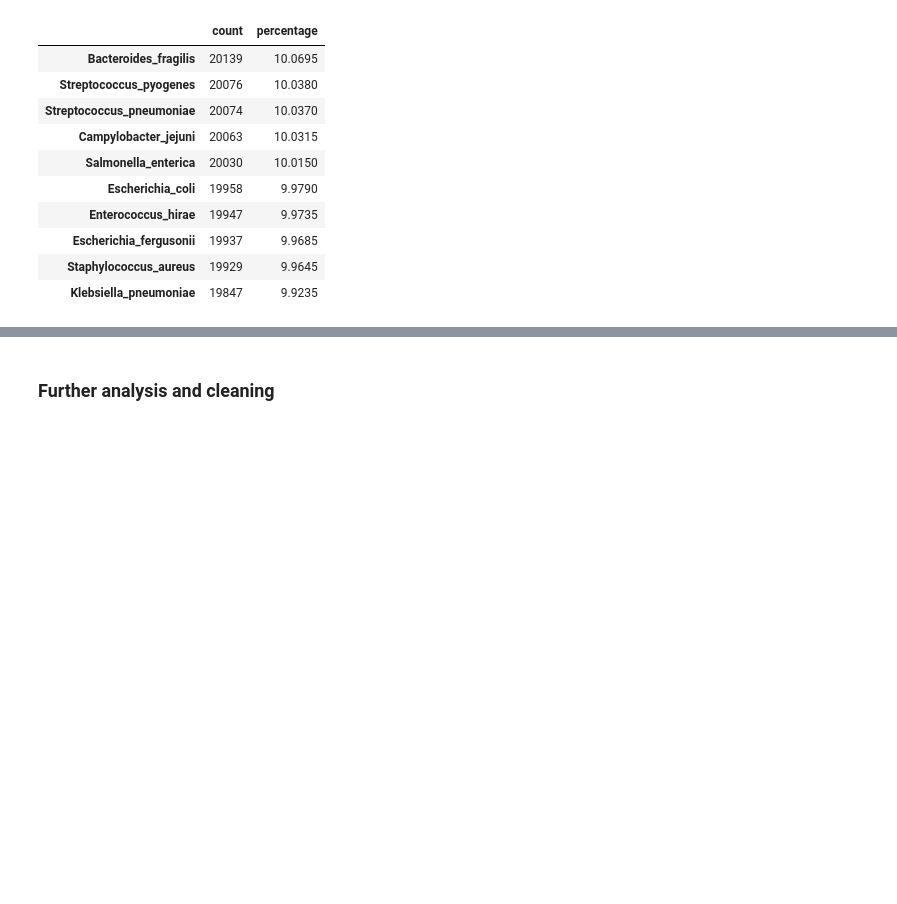
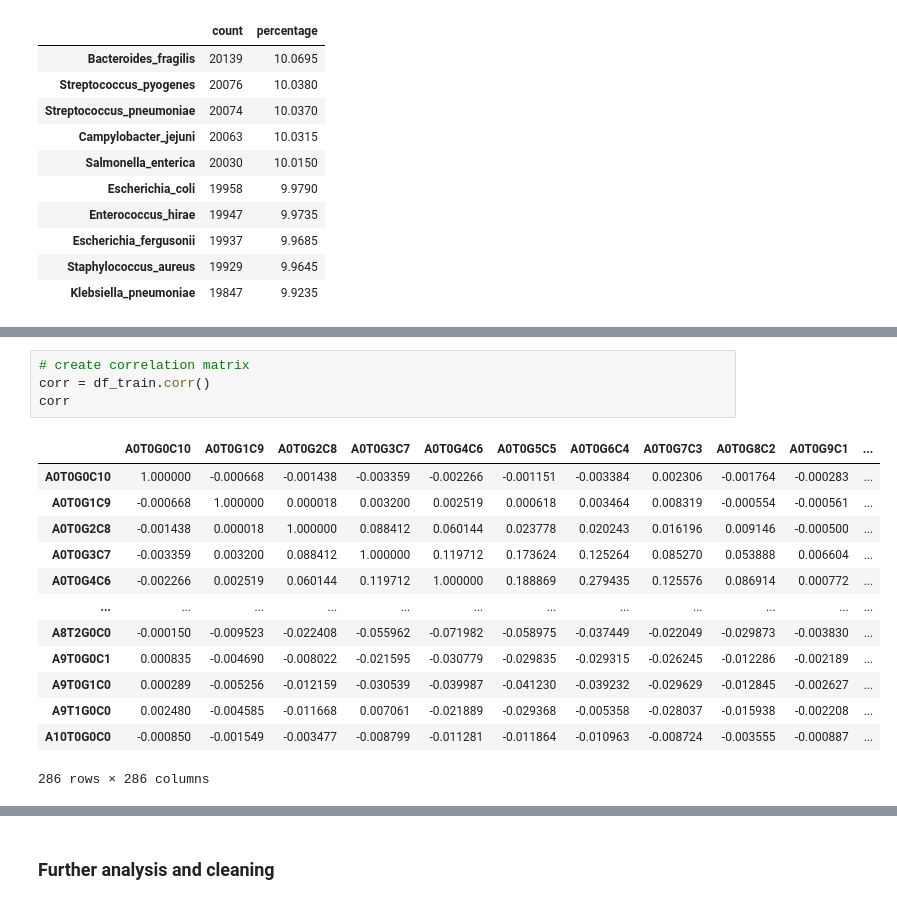
Before and after one commit to cloud-erik/5509, a Jupyter notebook: random-forest.ipynb, the cells around one changed output, grey strips where cells are left out. Cells and saved outputs as stored; diff of their text form; blank space fills up the shorter version.

```diff
--- a/random-forest.ipynb
+++ b/random-forest.ipynb
@@ -135,0 +155,18 @@ target_class
+# %%
+# create correlation matrix
+corr = df_train.corr()
+corr
+# %% [output]
+|  | A0T0G0C10 | A0T0G1C9 | A0T0G2C8 | A0T0G3C7 | A0T0G4C6 | A0T0G5C5 | A0T0G6C4 | A0T0G7C3 | A0T0G8C2 | A0T0G9C1 | ... |
+| A0T0G0C10 | 1.000000 | -0.000668 | -0.001438 | -0.003359 | -0.002266 | -0.001151 | -0.003384 | 0.002306 | -0.001764 | -0.000283 | ... |
+| A0T0G1C9 | -0.000668 | 1.000000 | 0.000018 | 0.003200 | 0.002519 | 0.000618 | 0.003464 | 0.008319 | -0.000554 | -0.000561 | ... |
+| A0T0G2C8 | -0.001438 | 0.000018 | 1.000000 | 0.088412 | 0.060144 | 0.023778 | 0.020243 | 0.016196 | 0.009146 | -0.000500 | ... |
+| A0T0G3C7 | -0.003359 | 0.003200 | 0.088412 | 1.000000 | 0.119712 | 0.173624 | 0.125264 | 0.085270 | 0.053888 | 0.006604 | ... |
+| A0T0G4C6 | -0.002266 | 0.002519 | 0.060144 | 0.119712 | 1.000000 | 0.188869 | 0.279435 | 0.125576 | 0.086914 | 0.000772 | ... |
+| ... | ... | ... | ... | ... | ... | ... | ... | ... | ... | ... | ... |
+| A8T2G0C0 | -0.000150 | -0.009523 | -0.022408 | -0.055962 | -0.071982 | -0.058975 | -0.037449 | -0.022049 | -0.029873 | -0.003830 | ... |
+| A9T0G0C1 | 0.000835 | -0.004690 | -0.008022 | -0.021595 | -0.030779 | -0.029835 | -0.029315 | -0.026245 | -0.012286 | -0.002189 | ... |
+| A9T0G1C0 | 0.000289 | -0.005256 | -0.012159 | -0.030539 | -0.039987 | -0.041230 | -0.039232 | -0.029629 | -0.012845 | -0.002627 | ... |
+| A9T1G0C0 | 0.002480 | -0.004585 | -0.011668 | 0.007061 | -0.021889 | -0.029368 | -0.005358 | -0.028037 | -0.015938 | -0.002208 | ... |
+| A10T0G0C0 | -0.000850 | -0.001549 | -0.003477 | -0.008799 | -0.011281 | -0.011864 | -0.010963 | -0.008724 | -0.003555 | -0.000887 | ... |
+286 rows × 286 columns
```
Also changed, not shown: parts of 88 cells of this notebook.
